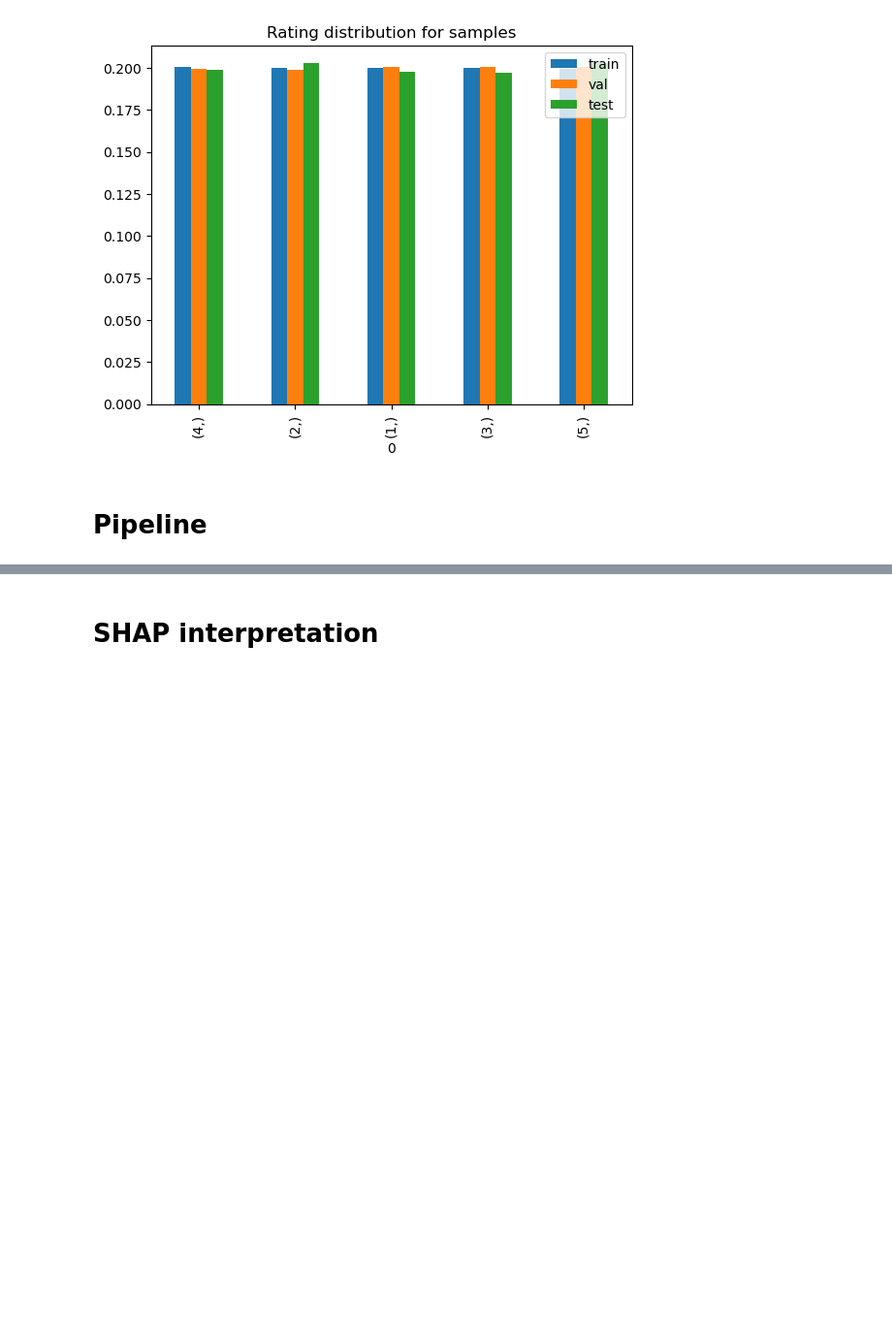
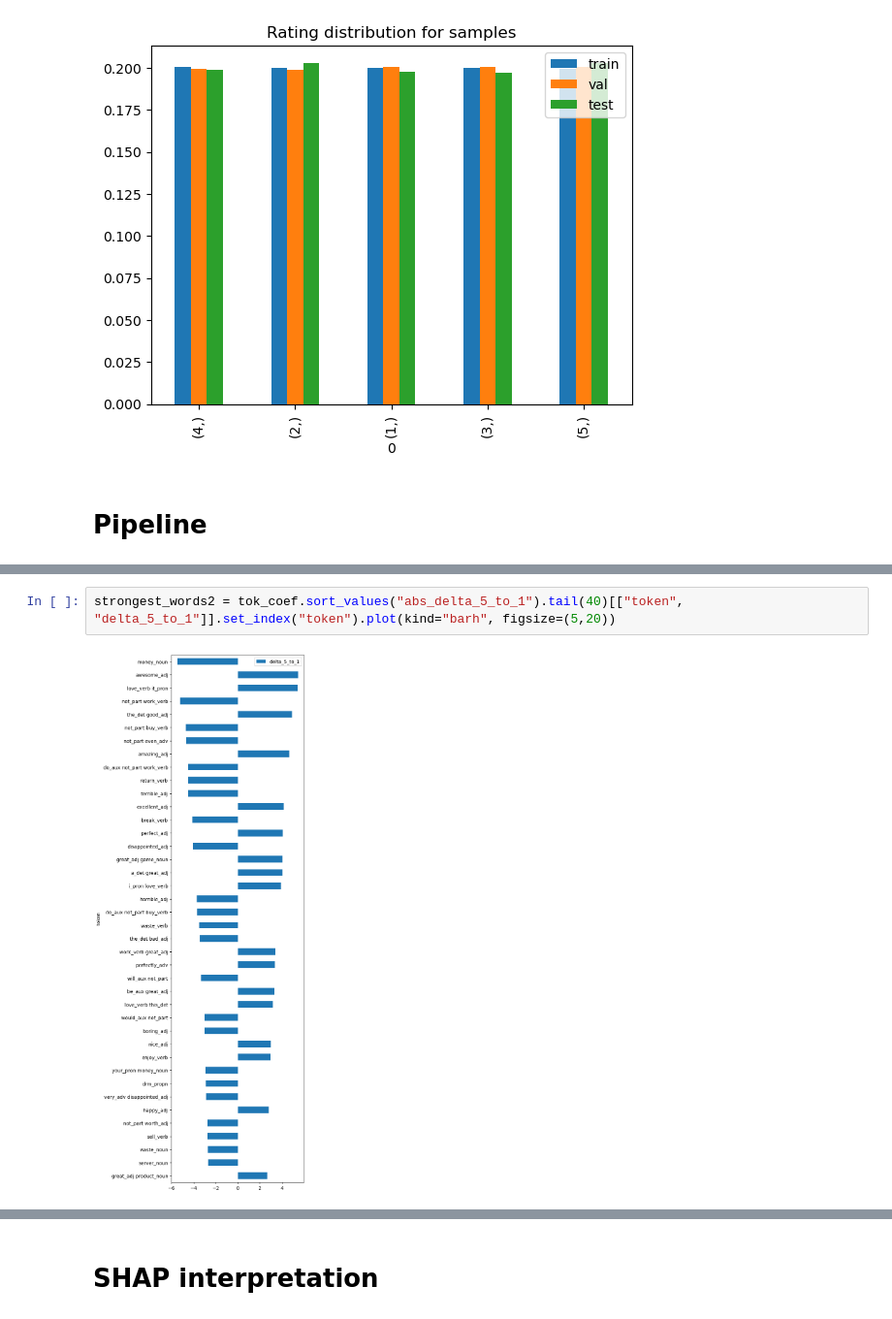
Before and after one commit to LLGH1/dsproject_supply_chain, a Jupyter notebook: model_pipeline_V2.ipynb, the cells around one changed output, grey strips where cells are left out. Shown at 97% size. Drawn from its saved outputs; the diff is of its cells as text; blank space fills up the shorter version.

```diff
--- a/model_pipeline_V2.ipynb
+++ b/model_pipeline_V2.ipynb
@@ -172,0 +307,4 @@ Global accuracy: 0.5166275083226269
+# %%
+strongest_words2 = tok_coef.sort_values("abs_delta_5_to_1").tail(40)[["token", "delta_5_to_1"]].set_index("token").plot(kind="barh", figsize=(5,20))
+# %% [output]
+[figure, added]
```
Also changed, not shown: parts of 29 cells of this notebook, 2 other files.
